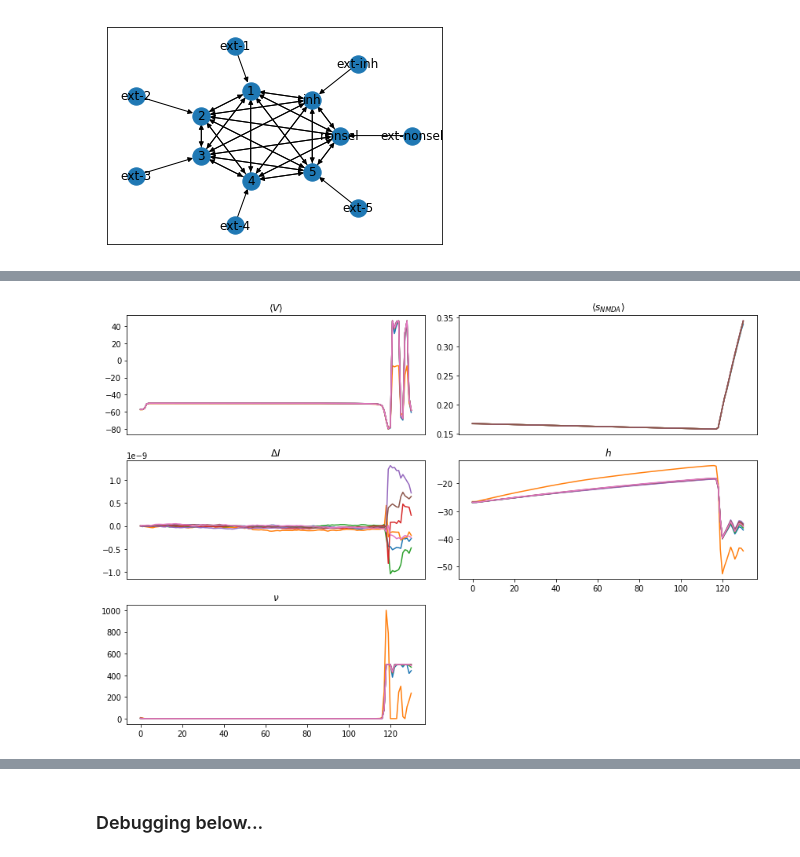
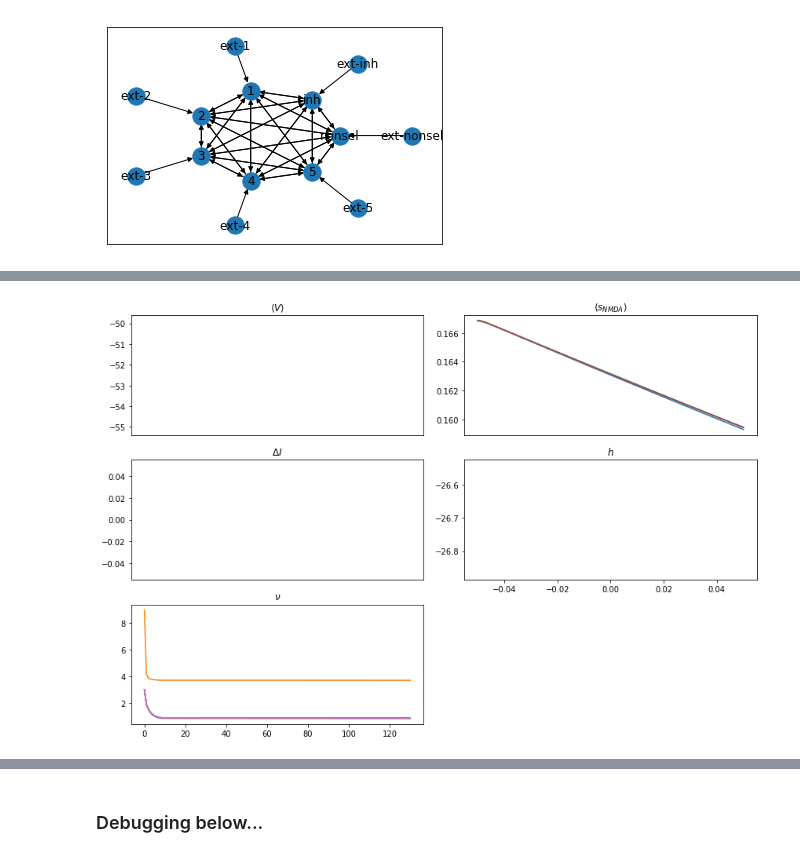
Before and after one commit to DeanTM/masters-scripts, a Jupyter notebook: Firing Rate model/Fully Dynamic Rate Based Model.ipynb, the cells around one changed output, grey strips where cells are left out. Drawn from its saved outputs; the diff is of its cells as text; code cells hidden in the pictures.

Commit message:
tried more stable model, fewer dynamic variables; still doesn't work

```diff
--- a/Firing Rate model/Fully Dynamic Rate Based Model.ipynb
+++ b/Firing Rate model/Fully Dynamic Rate Based Model.ipynb
@@ -653,17 +730,20 @@ class PyramidalGroup(NeuronGroup):
         )
         self.s_NMDA_trace = [s_NMDA_initial]
 
+    @check_for_nan
     def s_AMPA(self):
         return self.nu() * tau_AMPA
 
     def s_NMDA(self):
         return self.s_NMDA_trace[-1]
 
+    @check_for_nan
     def tau_NMDA_eff(self, psi_nu=None):
         if psi_nu is None:
             psi_nu = psi(self.nu())
         return tau_NMDA * (1 - psi_nu)
 
+    @check_for_nan
     def compute_new_s_NMDA(self):
         s_NMDA_old = self.s_NMDA()
         psi_nu = psi(self.nu())
@@ -698,6 +778,7 @@ class InterneuronGroup(NeuronGroup):
             V_avg_initial=V_avg_initial, h_initial=h_initial
         )
 
+    @check_for_nan
     def s_GABA(self):
         return self.nu() * tau_GABA
 # %%
@@ -824,6 +914,8 @@ n.compute_new_firing_rate_Vsteadystate(), n.first_passage_bounds_Vsteadystate()
 # %%
 param_tracker = EffectiveParameterTracker(net)
 param_tracker.update()
+
+dynamic_neuron_groups = [n for n in net.nodes() if isinstance(n, NeuronGroup)]
 
 N_steps = 130  # breaks just after 55 for defaultdt = 0.1 ms
 
@@ -831,7 +923,7 @@ for i in range(N_steps):
     # step 1: compute new average membrane potentials self-consistently
     new_V_avg = {}
     for n in dynamic_neuron_groups:
-        new_V_avg[n] = n.compute_new_V_avg()
+        new_V_avg[n] = n.compute_new_V_avg_selfconsistently()
     for n in dynamic_neuron_groups:
         n.V_avg_trace.append(new_V_avg[n])
 
@@ -860,8 +952,8 @@ for i in range(N_steps):
     # step 3: compute new firing rates
     new_nu = {}
     for n in dynamic_neuron_groups:
-        new_nu[n] = n.compute_new_firing_rate()
-#         new_nu[n] = n.compute_new_firing_rate_Vsteadystate()
+#         new_nu[n] = n.compute_new_firing_rate()
+        new_nu[n] = n.compute_new_firing_rate_Vsteadystate()
     for n in dynamic_neuron_groups:
         n.nu_trace.append(new_nu[n])
 
@@ -895,25 +977,29 @@ plt.show()
 # %%
-fig, axes = plt.subplots(3, 2, figsize=(12, 8))
-for n in dynamic_neuron_groups:
-    axes[0,0].plot(np.array(n.V_avg_trace) / b2.mV)
-    if isinstance(n, PyramidalGroup):
-        axes[0,1].plot(np.array(n.s_NMDA_trace))
-    axes[1,0].plot(np.array(n.DeltaI_trace) / b2.amp)
-    axes[1,1].plot(np.array(n.h_trace) / b2.mV)
-    axes[2,0].plot(np.array(n.nu_trace) / b2.Hz)
+def plot_sim(net):
+    dynamic_neuron_groups = [n for n in net.nodes() if isinstance(n, NeuronGroup)]
+    fig, axes = plt.subplots(3, 2, figsize=(12, 8))
+    for n in dynamic_neuron_groups:
+        axes[0,0].plot(np.array(n.V_avg_trace) / b2.mV)
+        if isinstance(n, PyramidalGroup):
+            axes[0,1].plot(np.array(n.s_NMDA_trace))
+        axes[1,0].plot(np.array(n.DeltaI_trace) / b2.amp)
+        axes[1,1].plot(np.array(n.h_trace) / b2.mV)
+        axes[2,0].plot(np.array(n.nu_trace) / b2.Hz)
 
-axes[0,0].set_title(r'$\langle V \rangle$')
-axes[0,0].set_xticks([])
-# axes[0,0].set_ylim([-90, -20])
+    axes[0,0].set_title(r'$\langle V \rangle$')
+    axes[0,0].set_xticks([])
+    # axes[0,0].set_ylim([-90, -20])
 
-axes[0,1].set_title(r'$\langle s_{NMDA} \rangle$')
-axes[0,1].set_xticks([])
-axes[1,0].set_title(r'$\Delta I$')
-axes[1,0].set_xticks([])
-axes[1,1].set_title(r'$h$')
-axes[2,0].set_title(r'$\nu$')
-axes[2,1].axis('off')
-fig.tight_layout()
-plt.show()
+    axes[0,1].set_title(r'$\langle s_{NMDA} \rangle$')
+    axes[0,1].set_xticks([])
+    axes[1,0].set_title(r'$\Delta I$')
+    axes[1,0].set_xticks([])
+    axes[1,1].set_title(r'$h$')
+    axes[2,0].set_title(r'$\nu$')
+    axes[2,1].axis('off')
+    fig.tight_layout()
+    plt.show()
+
+plot_sim(net)
 # %% [output]
-[figure, old version]
+[figure, new version]
```
Also changed, not shown: parts of 36 cells of this notebook.
